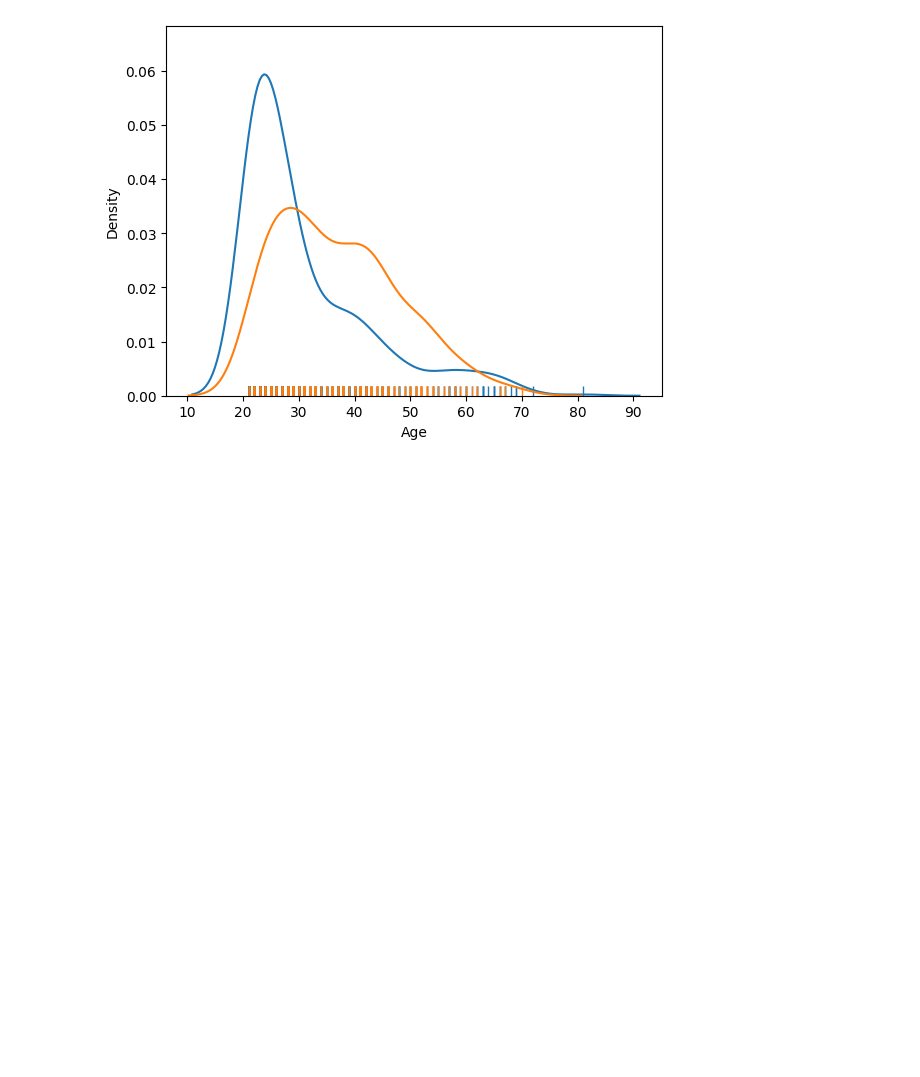
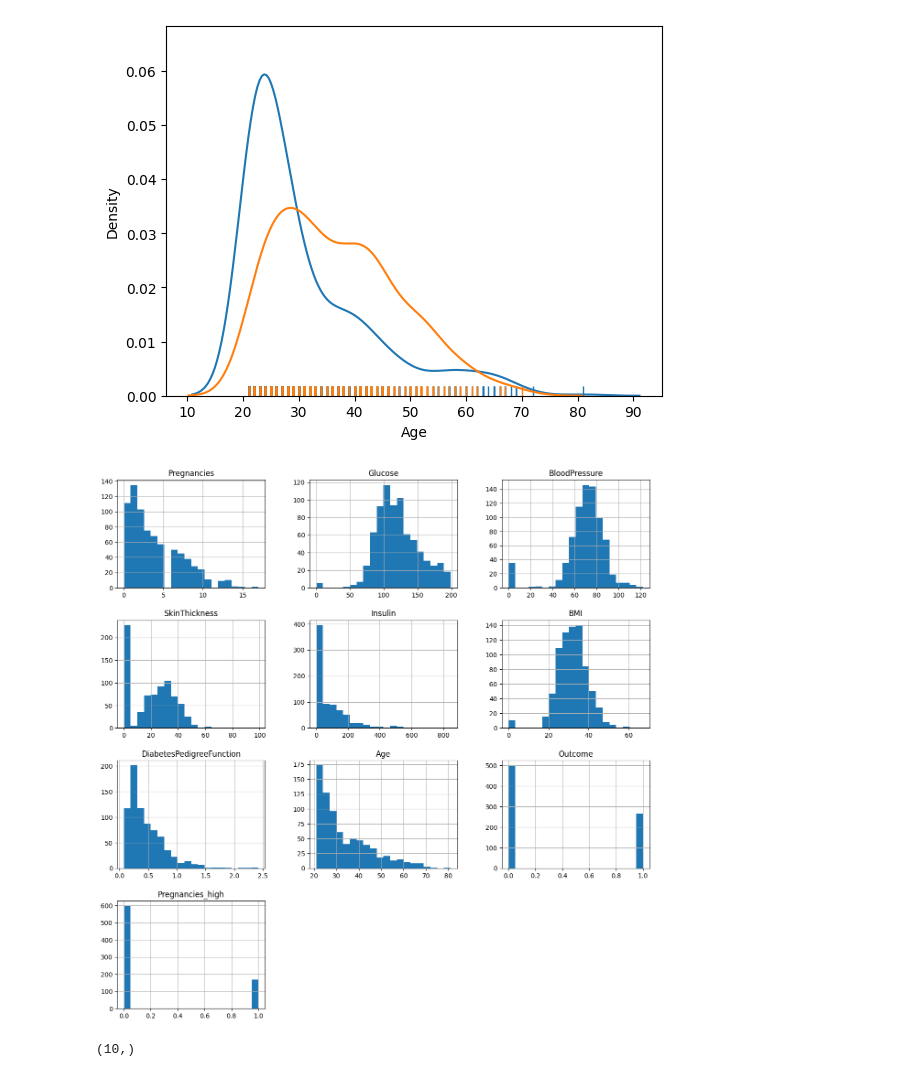
Before and after one commit to MinuSpurs/ML_study, a Jupyter notebook: Data_science_project_2024/EDA.ipynb, the cells around one changed output. Saved outputs shown, nothing was run; the diff lists cells and outputs as text; code cells hidden in the pictures; blank space fills up the shorter version.

```diff
--- a/Data_science_project_2024/EDA.ipynb
+++ b/Data_science_project_2024/EDA.ipynb
@@ -294,3 +294,13 @@ https://gist.github.com/mwaskom/de44147ed2974457ad6372750bbe5751
   sns.distplot(df_1['Age'], hist=False, rug=True, label=1)
 <Axes: xlabel='Age', ylabel='Density'>
 [figure]
+# %%
+df['Pregnancies_high'] = df['Pregnancies_high'].astype(int)
+h = df.hist(figsize=(15, 15), bins=20)
+# %% [output]
+[figure, added]
+# %%
+col_num = df.columns.shape
+col_num
+# %% [output]
+(10,)
```
Also changed, not shown: parts of 1 cell of this notebook.
